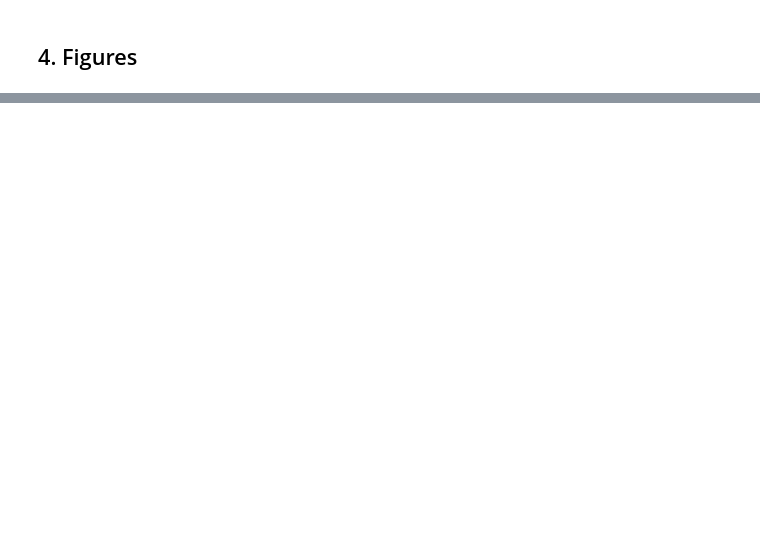
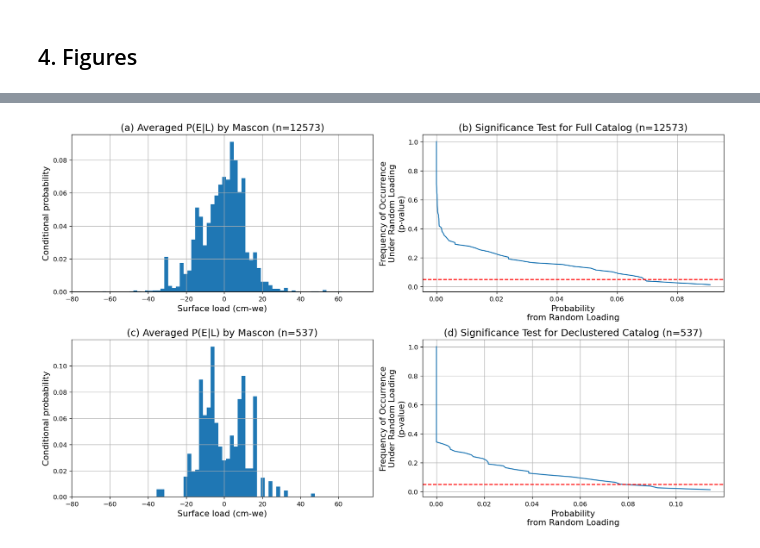
Before and after one commit to amandasyamsul/SLIQ, a Jupyter notebook: SLIQ-by-JPL-mascon.ipynb, the cells around one changed output, grey strips where cells are left out. Saved outputs shown, nothing was run; the diff lists cells and outputs as text; code cells hidden in the pictures; blank space fills up the shorter version.

```diff
--- a/SLIQ-by-JPL-mascon.ipynb
+++ b/SLIQ-by-JPL-mascon.ipynb
@@ -300,0 +295,50 @@ plt.show()
+# %%
+fig, ax = plt.subplots(2, 2, figsize=(15, 9), dpi=120)
+fs = 13
+
+wid_etas = np.mean(np.diff(bins))
+
+### (a) P(E|L) by Mascon (full catalog)
+ax[0, 0].bar(bins[:-1], cp_real_distribution_avg / np.sum(cp_real_distribution_avg),
+             width=wid_etas, align='edge')
+
+ax[0, 0].set_xlim(bins[0], bins[-2])
+ax[0, 0].set_xlabel('Surface load (cm-we)', fontsize=fs)
+ax[0, 0].set_ylabel('Conditional probability', fontsize=fs)
+ax[0, 0].set_title('(a) Averaged P(E|L) by Mascon (n=12573)', fontsize=fs + 2)
+ax[0, 0].grid(True)
+
+sorted_data = np.sort(cp_real_distribution_avg)  # Use final averaged version
+ax[0, 1].plot(sorted_data / np.sum(cp_real_distribution_avg),
+              1 - np.arange(sorted_data.size) / sorted_data.size)
+
+ax[0, 1].axhline(y=0.05, color='r', linestyle='--')
+ax[0, 1].set_ylabel('Frequency of Occurrence\nUnder Random Loading\n(p-value)', fontsize=fs)
+ax[0, 1].set_xlabel('Probability\nfrom Random Loading', fontsize=fs)
+ax[0, 1].set_title('(b) Significance Test for Full Catalog (n=12573)', fontsize=fs + 2)
+ax[0, 1].grid(True)
+
+### (c) P(E|L) by Mascon (declustered catalog)
+ax[1, 0].bar(bins[:-1], etas_cp_real_distribution_avg / np.sum(etas_cp_real_distribution_avg),
+             width=wid_etas, align='edge')
+
+ax[1, 0].set_xlim(bins[0], bins[-2])
+ax[1, 0].set_xlabel('Surface load (cm-we)', fontsize=fs)
+ax[1, 0].set_ylabel('Conditional probability', fontsize=fs)
+ax[1, 0].set_title('(c) Averaged P(E|L) by Mascon (n=537)', fontsize=fs + 2)
+ax[1, 0].grid(True)
+
+sorted_data = np.sort(etas_cp_real_distribution_avg)  # Use final averaged version
+ax[1, 1].plot(sorted_data / np.sum(etas_cp_real_distribution_avg),
+              1 - np.arange(sorted_data.size) / sorted_data.size)
+
+ax[1, 1].axhline(y=0.05, color='r', linestyle='--')
+ax[1, 1].set_ylabel('Frequency of Occurrence\nUnder Random Loading\n(p-value)', fontsize=fs)
+ax[1, 1].set_xlabel('Probability\nfrom Random Loading', fontsize=fs)
+ax[1, 1].set_title('(d) Significance Test for Declustered Catalog (n=537)', fontsize=fs + 2)
+ax[1, 1].grid(True)
+
+plt.tight_layout()
+plt.show()
+# %% [output]
+[figure, added]
```
Also changed, not shown: parts of 14 cells of this notebook.
